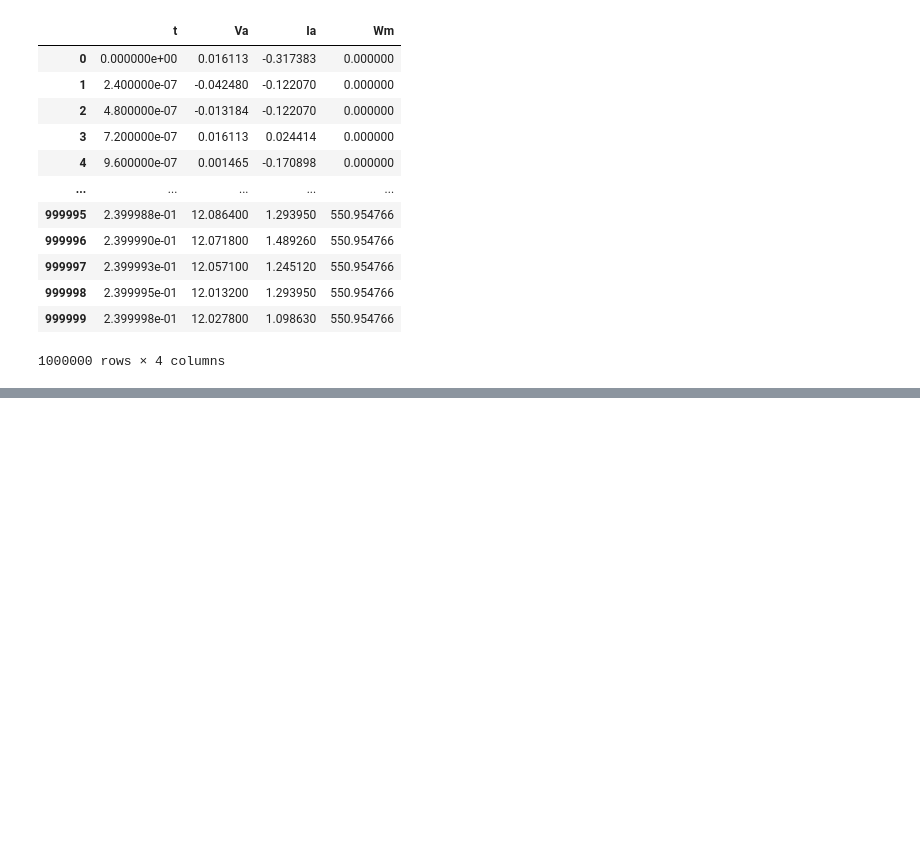
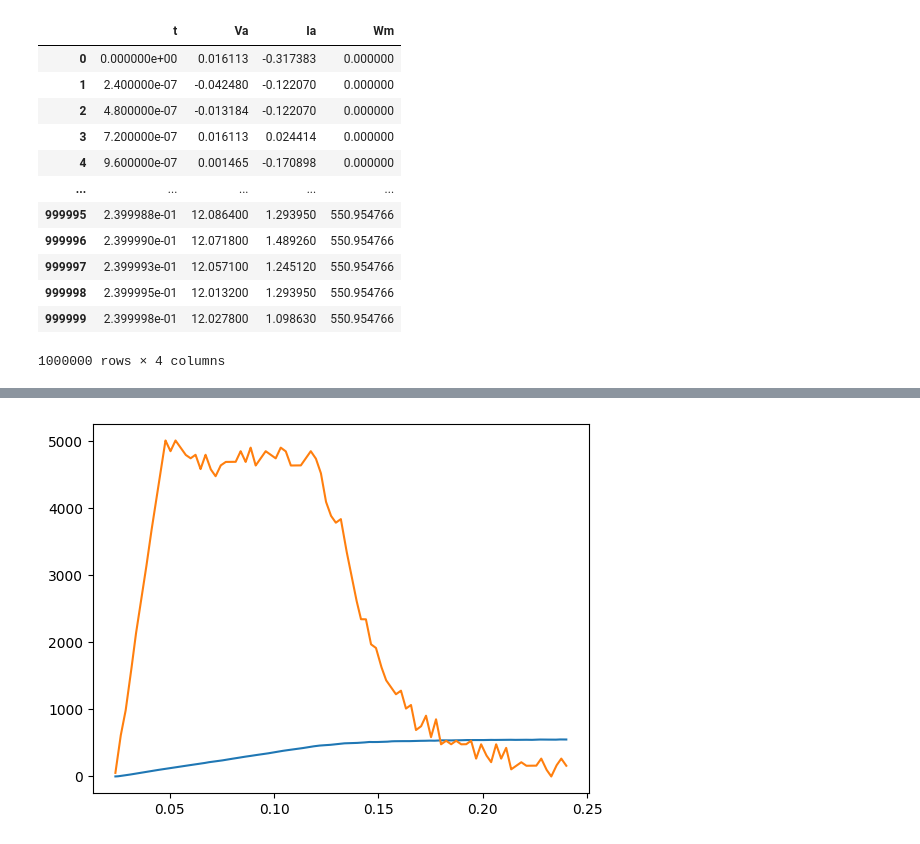
Before and after one commit to sackariaslunman/billy-agv, a Jupyter notebook: simulation/oscilloscope_regression.ipynb, the cells around one changed output, grey strips where cells are left out. Cells and saved outputs as stored; diff of their text form; code cells hidden in the pictures; blank space fills up the shorter version.

```diff
--- a/simulation/oscilloscope_regression.ipynb
+++ b/simulation/oscilloscope_regression.ipynb
@@ -97,22 +187,28 @@ plt.show()
 # %%
 # Circuit Equation
 # Va = i*Ra + L*di/dt + Ke*w
 # Tm = Kt*i = TL + Jm*dw/dt + Bm*w
 
 Ra = 0.091
 Ke = 18.803 / 1000
 
-t = np.array(df["t"].array)
+t = np.array(df_filtered["t"].array)
 
-Va = np.array(df["Va"].array)
+Va = np.array(df_filtered["Va"].array)
 
-Ia = np.array(df["Ia"].array)
-dIa = np.concatenate((np.zeros(1), np.diff(Ia)/np.diff(t)))
+Ia = np.array(df_filtered["Ia"].array)
+dIa = np.array(df_filtered["dIa"].array)
 
-Wm = np.array(df["Wm"].array)
-dWm = np.concatenate((np.zeros(1), np.diff(Wm)/np.diff(t)))
+Wm = np.array(df_filtered["Wm"].array)
+dWm = np.array(df_filtered["dWm"].array)
 
 TL = 0
+
+plt.plot(t, Wm)
+plt.plot(t, dWm)
+plt.show()
+# %% [output]
+[figure, added]
 # %%
 Xy = np.zeros((3,1))
 XX_T = np.zeros((3,3))
```
Also changed, not shown: parts of 7 cells of this notebook, 6 other files.
